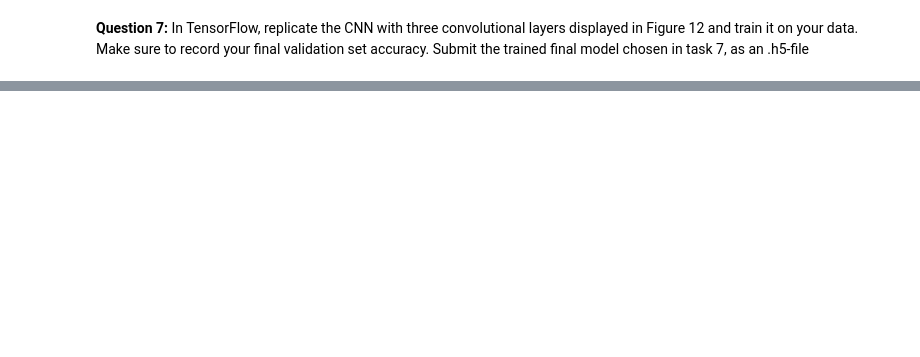
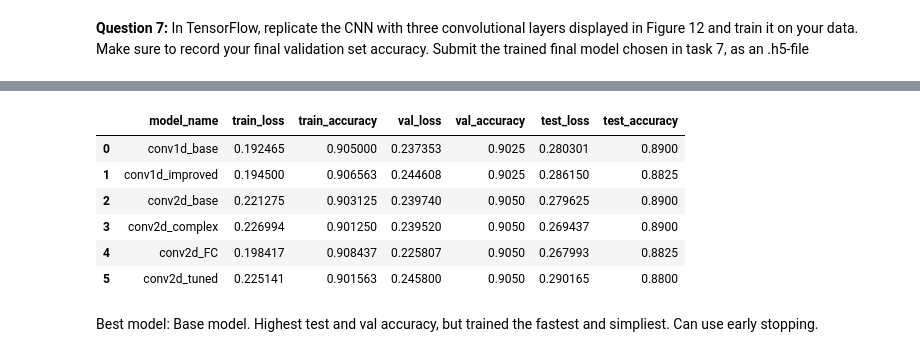
Before and after one commit to jill-data/wind-turbine-state-prediction, a Jupyter notebook: Notebook.ipynb, the cells around one changed output, grey strips where cells are left out. Saved outputs shown, nothing was run; the diff lists cells and outputs as text; code cells hidden in the pictures; blank space fills up the shorter version.

```diff
--- a/Notebook.ipynb
+++ b/Notebook.ipynb
@@ -440,0 +661,17 @@ plt.imshow(X_train_scaled_2d[0], cmap='inferno')
+# %%
+model = tf.keras.Sequential(
+    [
+        tf.keras.Input(shape=(100, 100, 1)),
+        tf.keras.layers.Conv2D(32, 3, padding='same'),
+        tf.keras.layers.Conv2D(32, 3, padding='same'),
+        tf.keras.layers.Dropout(0.2),
+        tf.keras.layers.Conv2D(16, 3, padding='same', activation='relu'),
+        tf.keras.layers.MaxPool2D(3, strides=1),
+        tf.keras.layers.Flatten(),
+        tf.keras.layers.Dense(512, activation='relu'),
+        tf.keras.layers.Dense(512, activation='relu'),
+        tf.keras.layers.Dense(4, activation='softmax'),
+    ],
+    name='conv2d_FC'
+)
+model.summary()
@@ -440,0 +696,3 @@ plt.imshow(X_train_scaled_2d[0], cmap='inferno')
+# %%
+model, metrics = train_model(model, train_dataset_2d, val_dataset_2d, test_dataset_2d)
+all_metrics.append(metrics)
@@ -440,0 +774,7 @@ plt.imshow(X_train_scaled_2d[0], cmap='inferno')
+# %%
+# Extract best hyperparameters
+best_hyperparams = tuner.get_best_hyperparameters()[0]
+
+print('-------- Best hyperparameters:')
+for hyperparam_name, hyperparam_value in best_hyperparams.values.items():
+    print(f'{hyperparam_name}: {hyperparam_value}')
@@ -440,0 +793,5 @@ plt.imshow(X_train_scaled_2d[0], cmap='inferno')
+# %%
+model = tuner.hypermodel.build(best_hyperparams)
+
+model, metrics = train_model(model, train_dataset_2d, val_dataset_2d, test_dataset_2d)
+all_metrics.append(metrics)
@@ -440,0 +814,12 @@ plt.imshow(X_train_scaled_2d[0], cmap='inferno')
+# %%
+pd.DataFrame(all_metrics, columns=['model_name', 'train_loss', 'train_accuracy', 'val_loss', 'val_accuracy', 'test_loss', 'test_accuracy'])
+# %% [output]
+|  | model_name | train_loss | train_accuracy | val_loss | val_accuracy | test_loss | test_accuracy |
+| 0 | conv1d_base | 0.192465 | 0.905000 | 0.237353 | 0.9025 | 0.280301 | 0.8900 |
+| 1 | conv1d_improved | 0.194500 | 0.906563 | 0.244608 | 0.9025 | 0.286150 | 0.8825 |
+| 2 | conv2d_base | 0.221275 | 0.903125 | 0.239740 | 0.9050 | 0.279625 | 0.8900 |
+| 3 | conv2d_complex | 0.226994 | 0.901250 | 0.239520 | 0.9050 | 0.269437 | 0.8900 |
+| 4 | conv2d_FC | 0.198417 | 0.908437 | 0.225807 | 0.9050 | 0.267993 | 0.8825 |
+| 5 | conv2d_tuned | 0.225141 | 0.901563 | 0.245800 | 0.9050 | 0.290165 | 0.8800 |
+# %% [markdown]
+Best model: Base model. Highest test and val accuracy, but trained the fastest and simpliest. Can use early stopping.
```
Also changed, not shown: parts of 46 cells of this notebook, 2 other files.
